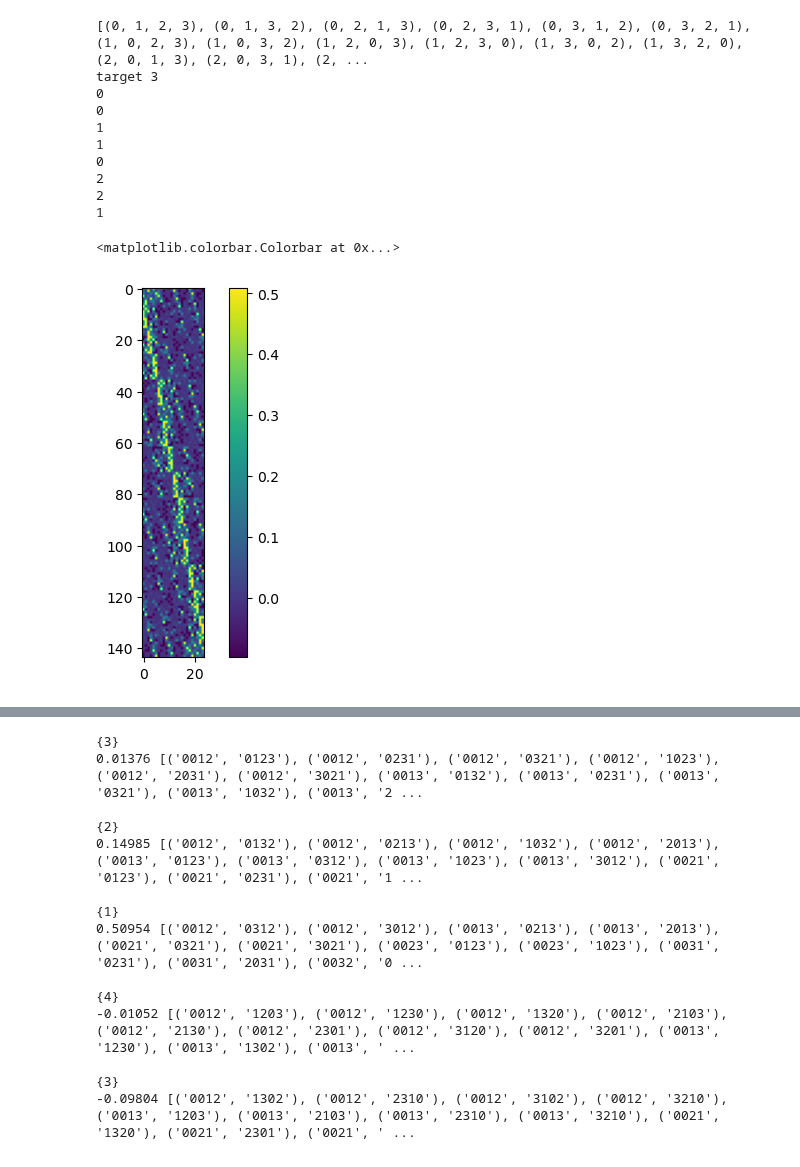
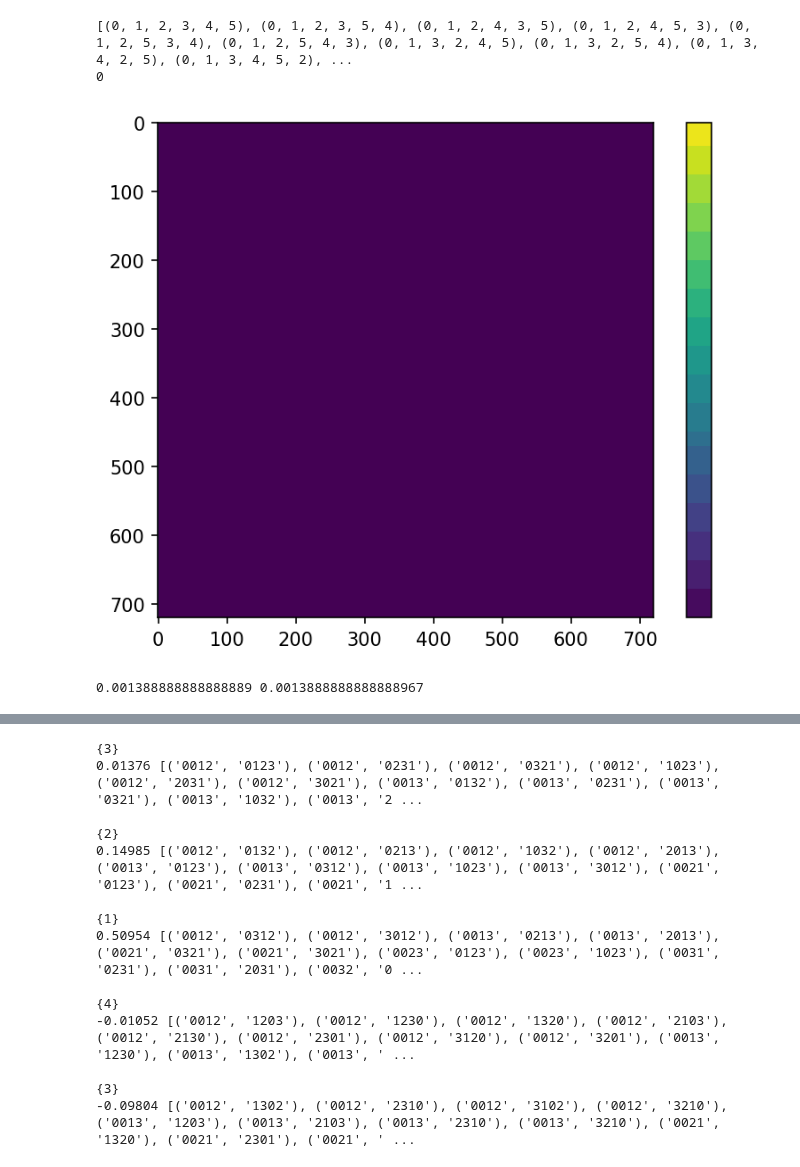
Before and after one commit to blake-holman/ED_Adversaries, a Jupyter notebook: Adversary.ipynb, the cells around one changed output, grey strips where cells are left out. Saved outputs shown, nothing was run; the diff lists cells and outputs as text; code cells hidden in the pictures.

```diff
--- a/Adversary.ipynb
+++ b/Adversary.ipynb
@@ -8,7 +8,8 @@ import scipy.linalg
 import matplotlib as mpl
 from Adversary import Adversary, Problem
 from ElementDistinctness import ED
-from Solvers import adv_solver, span_solver
+from Solvers import adv_solver, span_solver, space_adv_solver
+mpl.rcParams['figure.dpi'] =150
 # %%
 # generates a list of all partial injective functions [n] to [n] with domain size k
 # format: (inputs, outputs) such that f(intputs[i]) = f(outputs[i])
@@ -131,52 +133,57 @@ def plot_partial_vectors(k, yes_fam, no_fam, n):
         # ax.set_yticklabels(ylabels)
     plt.show()
 # %%
-n=4
+n=6
 problem = ED(n)
 yes_dict = {problem.yes_instances[i]: i for i in range(problem.yes_len)}
 no_dict = {problem.no_instances[i]: i for i in range(problem.no_len)}
-G = get_adversary_matrix(n, yes_dict, no_dict)
+# G = get_adversary_matrix(n, yes_dict, no_dict)
+H = H_projection(0, no_dict, n)
+plt.imshow(H)
+plt.colorbar()
+plt.show()
+print(np.min(H), np.max(H))
+# print('H' ,L_matrix(0, yes_dict, no_dict, n)[0,0])
+# print(no_family, '\n', yes_family)
+# adv = Adversary(problem, lambda yes, no: G[yes_dict[yes], no_dict[no]])
+# full = np.block([
+    # [np.zeros((problem.no_len, problem.no_len)), G.T],
+    # [G, np.zeros((problem.yes_len, problem.yes_len))]
+# ])
+# plt.imshow(adv.matrix)
+# plt.colorbar()
+# plt.show()
 
-# print(no_family, '\n', yes_family)
-adv = Adversary(problem, lambda yes, no: G[yes_dict[yes], no_dict[no]])
-plt.imshow(adv.matrix)
-plt.colorbar()
-
+# plt.imshow(full)
+# plt.colorbar()
+# plt.show()
 # for i in range(3):
     # plt.imshow(H_projection(i, no_family, 3))
     # plt.show()
 # plot_partial_vectors(1, yes_family, no_family, 3)
 # for i in range(3):
     # plt.imshow(L_matrix(i, yes_family, no_family, 3))
 #     plt.colorbar()
 #     plt.show()
 
 # target = int(n**(2/3))+2
 # fig, axs = plt.subplots(target, 1)
 # fig.suptitle('L_k Matrices')
 # for k in range(target):
     # plt.imshow(L_matrix(k, yes_family, no_family, n))
 #     plt.colorbar()
 #     plt.show()
 
 # plt.savefig('L_k.png')
 
 # H=no_space_projection(k, no_family, n)
 # L=L_matrix(k, yes_family, no_family, n)
 # print(np.max(L@H))
 # plt.imshow((L@H).T)
 # plt.colorbar()
 # %% [output]
-[(0, 1, 2, 3), (0, 1, 3, 2), (0, 2, 1, 3), (0, 2, 3, 1), (0, 3, 1, 2), (0, 3, 2, 1), (1, 0, 2, 3), (1, 0, 3, 2), (1, 2, 0, 3), (1, 2, 3, 0), (1, 3, 0, 2), (1, 3, 2, 0), (2, 0, 1, 3), (2, 0, 3, 1), (2, ...
-target 3
+[(0, 1, 2, 3, 4, 5), (0, 1, 2, 3, 5, 4), (0, 1, 2, 4, 3, 5), (0, 1, 2, 4, 5, 3), (0, 1, 2, 5, 3, 4), (0, 1, 2, 5, 4, 3), (0, 1, 3, 2, 4, 5), (0, 1, 3, 2, 5, 4), (0, 1, 3, 4, 2, 5), (0, 1, 3, 4, 5, 2), ...
 0
-0
-1
-1
-0
-2
-2
-1
+[figure, new version]
-<matplotlib.colorbar.Colorbar at 0x...>
+0.001388888888888889 0.0013888888888888967
-[figure, old version]
 # %%
```
Also changed, not shown: parts of 3 cells of this notebook, 9 other files.
